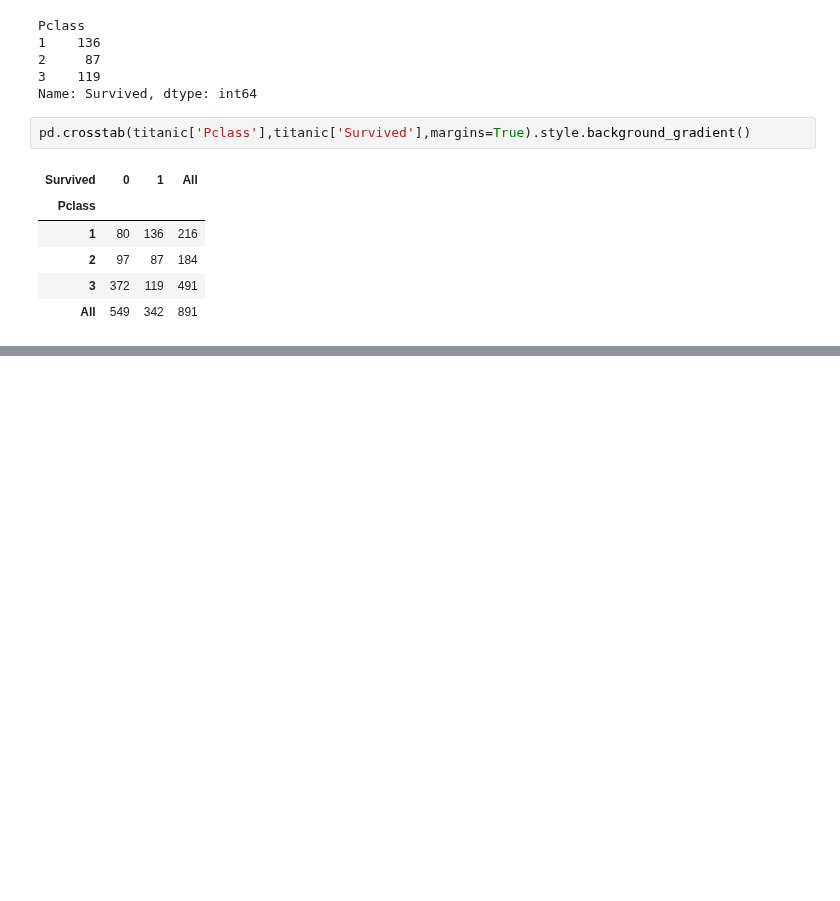
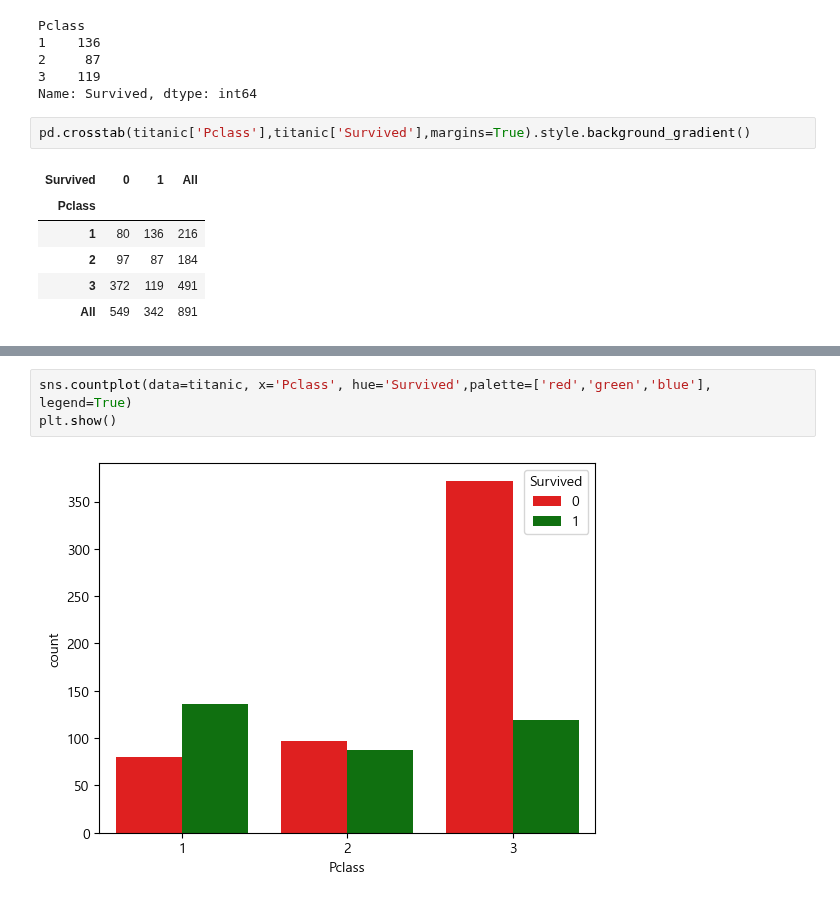
Before and after one commit to carookim/Python, a Jupyter notebook: EDA/titianic.ipynb, the cells around one changed output, grey strips where cells are left out. Cells and saved outputs as stored; diff of their text form; blank space fills up the shorter version.

```diff
--- a/EDA/titianic.ipynb
+++ b/EDA/titianic.ipynb
@@ -221,0 +235,5 @@ pd.crosstab(titanic['Pclass'],titanic['Survived'],margins=True).style.background
+# %%
+sns.countplot(data=titanic, x='Pclass', hue='Survived',palette=['red','green','blue'], legend=True)
+plt.show()
+# %% [output]
+[figure, added]
```
Also changed, not shown: parts of 6 cells of this notebook.
